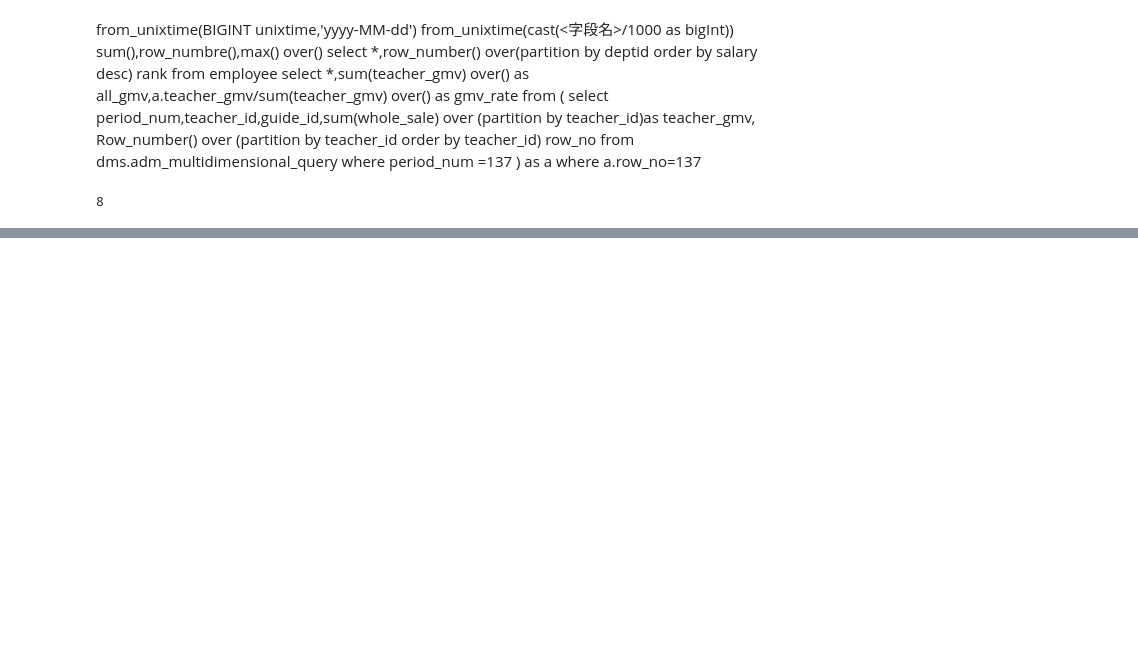
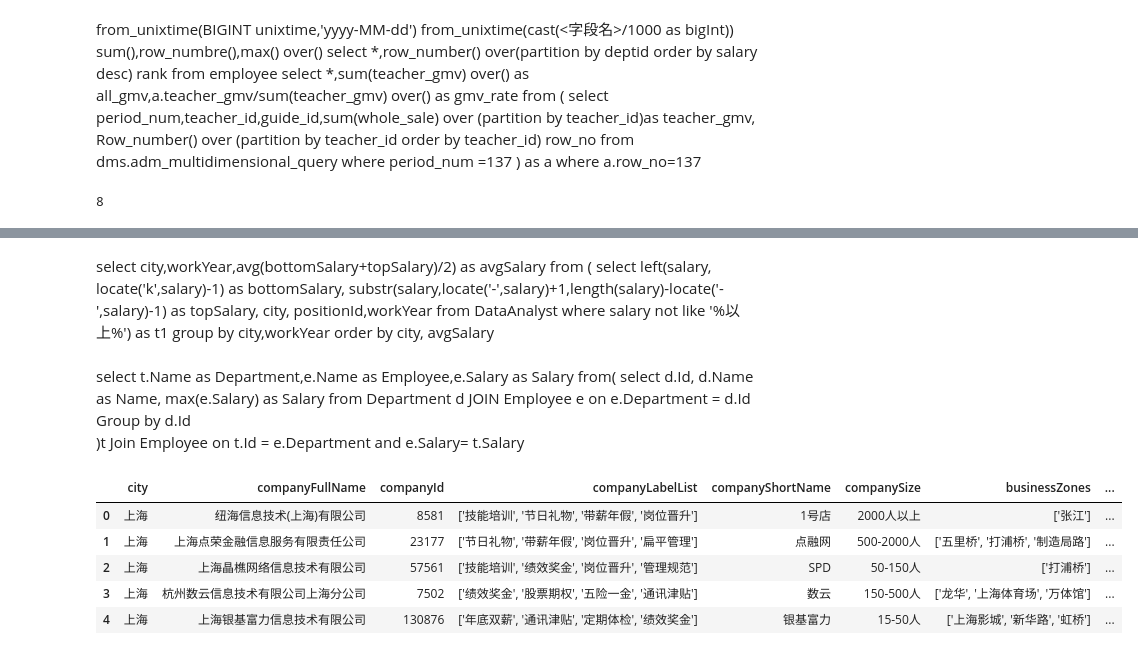
Before and after one commit to yscs2020/2021_to_improve, a Jupyter notebook: 202108/np_pd.ipynb, the cells around one changed output, grey strips where cells are left out. Saved outputs shown, nothing was run; the diff lists cells and outputs as text; code cells hidden in the pictures; blank space fills up the shorter version.

```diff
--- a/202108/np_pd.ipynb
+++ b/202108/np_pd.ipynb
@@ -578,0 +572,20 @@ order by city, avgSalary
+# %% [markdown]
+select city,workYear,avg(bottomSalary+topSalary)/2) as avgSalary from (
+select left(salary, locate('k',salary)-1) as bottomSalary, substr(salary,locate('-',salary)+1,length(salary)-locate('-',salary)-1) as topSalary,
+city, positionId,workYear
+from DataAnalyst where salary not like '%以上%') as t1
+group by city,workYear
+order by city, avgSalary
+# %% [markdown]
+select t.Name as Department,e.Name as Employee,e.Salary as Salary
+from(
+    select d.Id,
+           d.Name as Name,
+    max(e.Salary) as Salary
+    from Department d
+    JOIN Employee e
+    on e.Department = d.Id
+    Group by d.Id
+)t
+Join Employee
+on t.Id = e.Department and e.Salary= t.Salary
@@ -578,0 +601,10 @@ order by city, avgSalary
+# %%
+data = pd.read_csv('DataAnalyst.csv',encoding='gb2312')
+data.head()
+# %% [output]
+|  | city | companyFullName | companyId | companyLabelList | companyShortName | companySize | businessZones | ... |
+| 0 | 上海 | 纽海信息技术(上海)有限公司 | 8581 | ['技能培训', '节日礼物', '带薪年假', '岗位晋升'] | 1号店 | 2000人以上 | ['张江'] | ... |
+| 1 | 上海 | 上海点荣金融信息服务有限责任公司 | 23177 | ['节日礼物', '带薪年假', '岗位晋升', '扁平管理'] | 点融网 | 500-2000人 | ['五里桥', '打浦桥', '制造局路'] | ... |
+| 2 | 上海 | 上海晶樵网络信息技术有限公司 | 57561 | ['技能培训', '绩效奖金', '岗位晋升', '管理规范'] | SPD | 50-150人 | ['打浦桥'] | ... |
+| 3 | 上海 | 杭州数云信息技术有限公司上海分公司 | 7502 | ['绩效奖金', '股票期权', '五险一金', '通讯津贴'] | 数云 | 150-500人 | ['龙华', '上海体育场', '万体馆'] | ... |
+| 4 | 上海 | 上海银基富力信息技术有限公司 | 130876 | ['年底双薪', '通讯津贴', '定期体检', '绩效奖金'] | 银基富力 | 15-50人 | ['上海影城', '新华路', '虹桥'] | ... |
```
Also changed, not shown: parts of 11 cells of this notebook.
